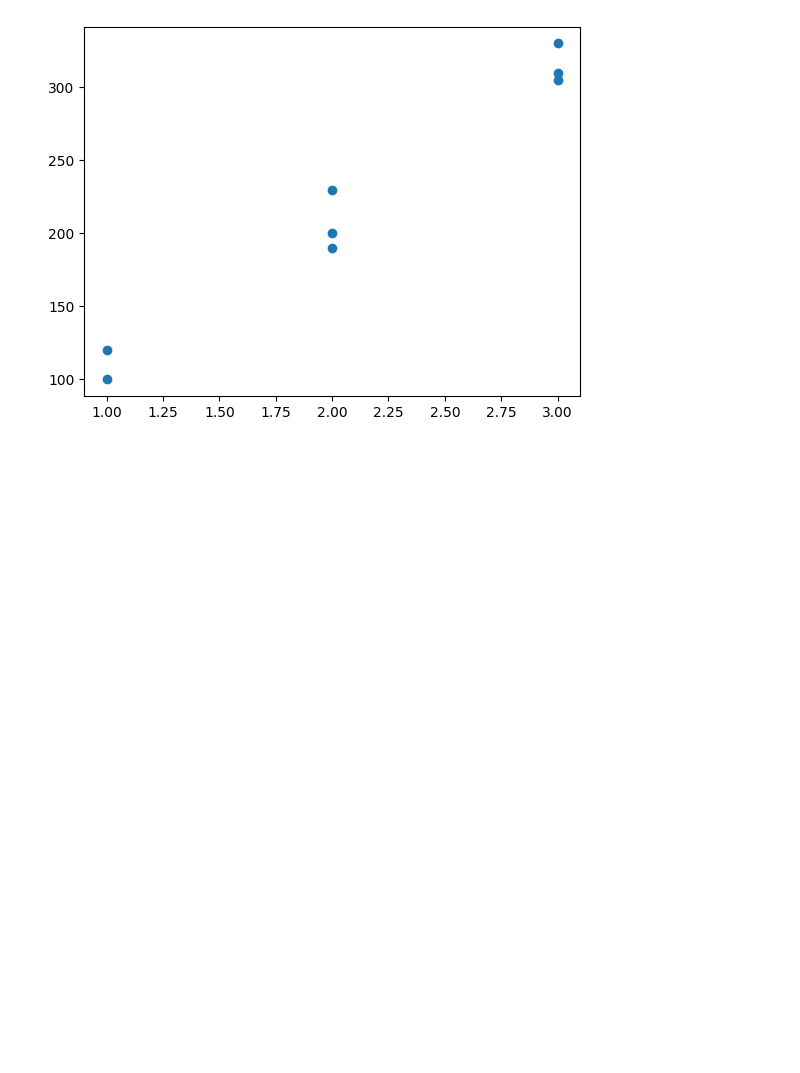
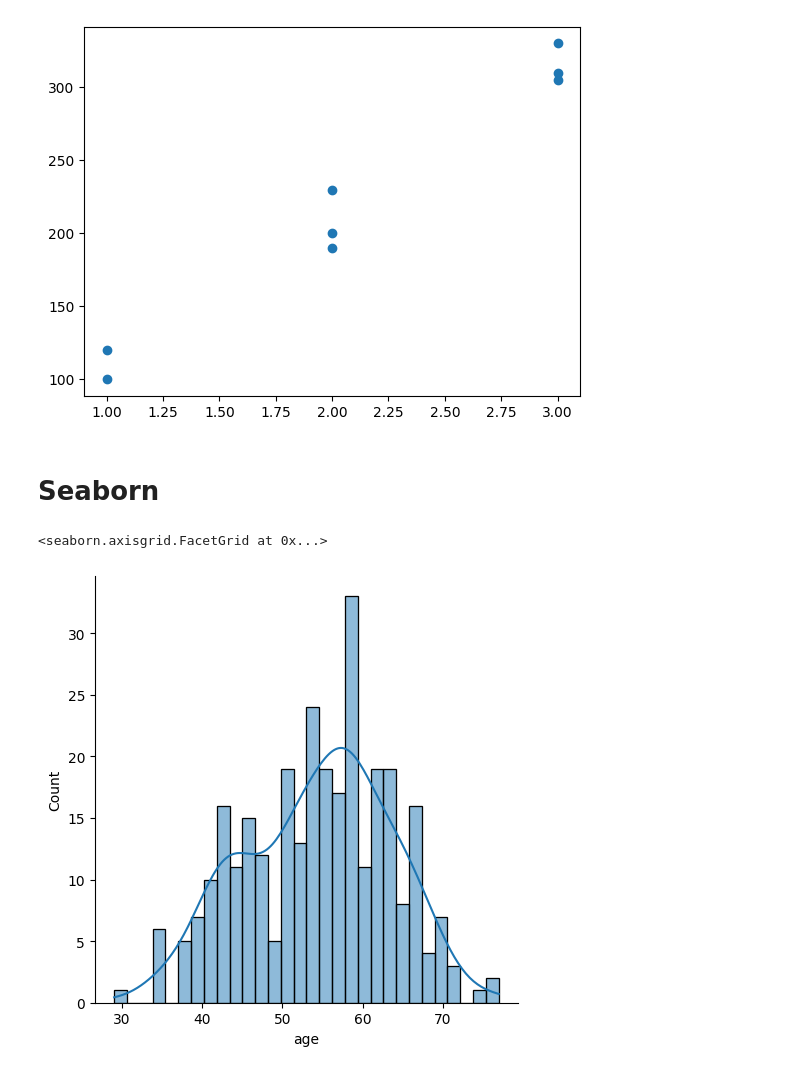
Before and after one commit to o-bissing/TF_Udemy, a Jupyter notebook: Visualisation.ipynb, the cells around one changed output. Cells and saved outputs as stored; diff of their text form; code cells hidden in the pictures; blank space fills up the shorter version.

```diff
--- a/Visualisation.ipynb
+++ b/Visualisation.ipynb
@@ -39,3 +39,5 @@ plt.scatter(housing['rooms'], housing['price'])
 plt.show()
 # %% [output]
 [figure]
+# %% [markdown]
+# Seaborn
@@ -41,0 +46,7 @@ plt.show()
+# %%
+df = pd.read_csv('heart.csv')
+# %%
+sns.displot(df['age'],kde=True,bins=30)
+# %% [output]
+<seaborn.axisgrid.FacetGrid at 0x...>
+[figure, added]
```
Also changed, not shown: parts of 5 cells of this notebook.
